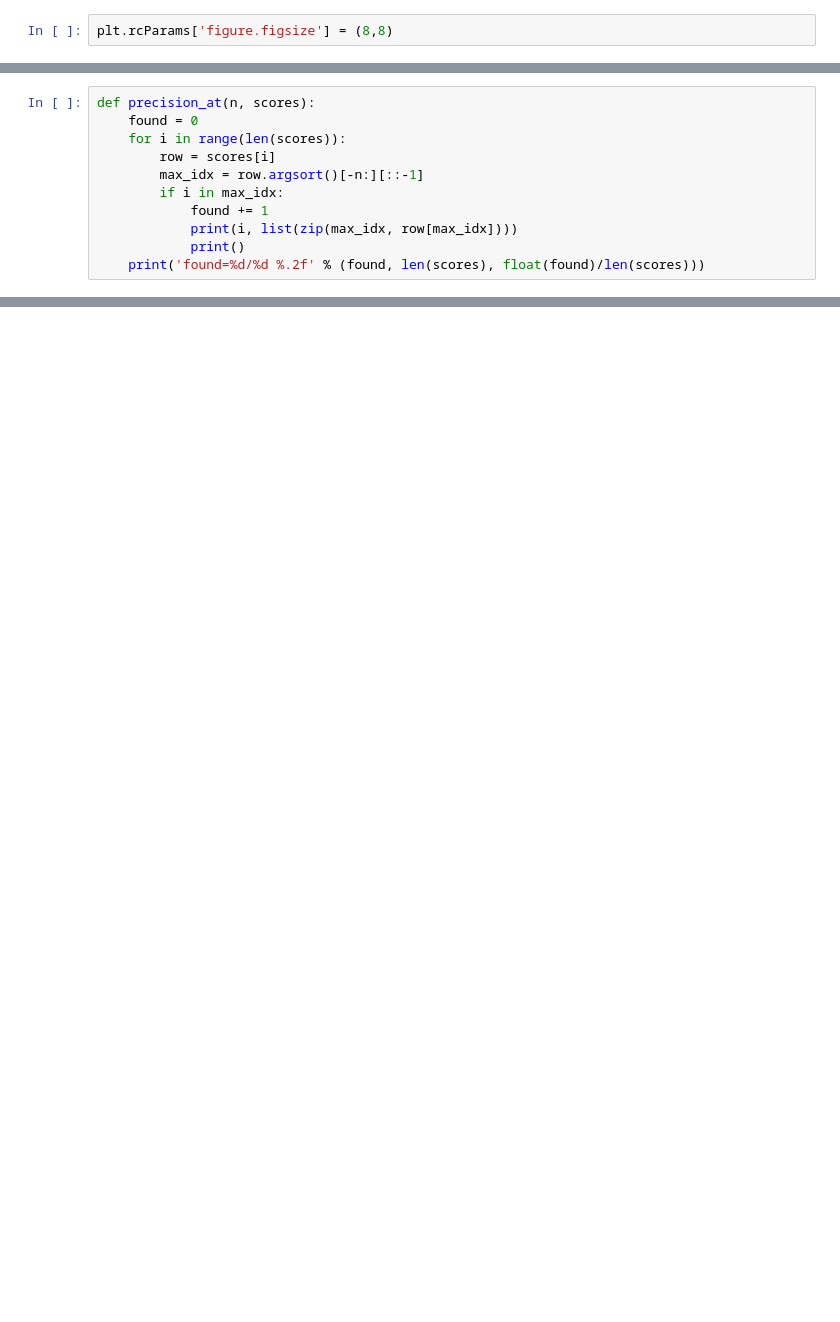
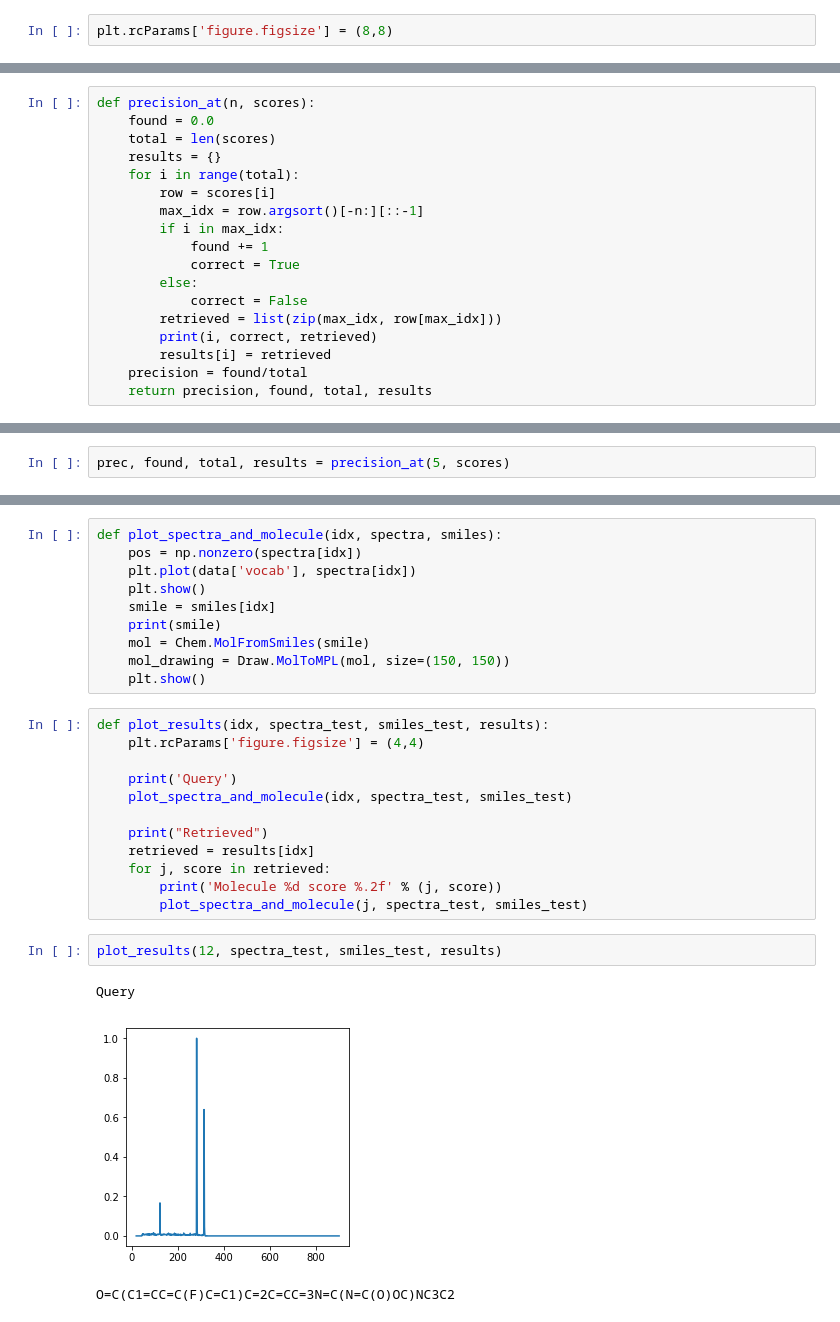
Before and after one commit to joewandy/smiles2spectra, a Jupyter notebook: notebooks/spectra_smiles_embedding_gnps.ipynb, the cells around one changed output, grey strips where cells are left out. Cells and saved outputs as stored; diff of their text form; blank space fills up the shorter version.

```diff
--- a/notebooks/spectra_smiles_embedding_gnps.ipynb
+++ b/notebooks/spectra_smiles_embedding_gnps.ipynb
@@ -482,11 +416,18 @@ Text(0.5,1.05,'Dot product')
 # %%
 def precision_at(n, scores):
-    found = 0
-    for i in range(len(scores)):
+    found = 0.0
+    total = len(scores)
+    results = {}
+    for i in range(total):
         row = scores[i]
         max_idx = row.argsort()[-n:][::-1]
         if i in max_idx:
             found += 1
-            print(i, list(zip(max_idx, row[max_idx])))
-            print()
-    print('found=%d/%d %.2f' % (found, len(scores), float(found)/len(scores)))
+            correct = True
+        else:
+            correct = False
+        retrieved = list(zip(max_idx, row[max_idx]))
+        print(i, correct, retrieved)
+        results[i] = retrieved
+    precision = found/total
+    return precision, found, total, results
@@ -552,0 +434,2 @@ plot_spectra(1561)
+# %%
+prec, found, total, results = precision_at(5, scores)
@@ -552,0 +458,28 @@ plot_spectra(1561)
+# %%
+def plot_spectra_and_molecule(idx, spectra, smiles):
+    pos = np.nonzero(spectra[idx])
+    plt.plot(data['vocab'], spectra[idx])
+    plt.show()
+    smile = smiles[idx]
+    print(smile)
+    mol = Chem.MolFromSmiles(smile)
+    mol_drawing = Draw.MolToMPL(mol, size=(150, 150))
+    plt.show()
+# %%
+def plot_results(idx, spectra_test, smiles_test, results):
+    plt.rcParams['figure.figsize'] = (4,4)
+
+    print('Query')
+    plot_spectra_and_molecule(idx, spectra_test, smiles_test)
+
+    print("Retrieved")
+    retrieved = results[idx]
+    for j, score in retrieved:
+        print('Molecule %d score %.2f' % (j, score))
+        plot_spectra_and_molecule(j, spectra_test, smiles_test)
+# %%
+plot_results(12, spectra_test, smiles_test, results)
+# %% [output]
+Query
+[figure, added]
+O=C(C1=CC=C(F)C=C1)C=2C=CC=3N=C(N=C(O)OC)NC3C2
```
Also changed, not shown: parts of 49 cells of this notebook.
